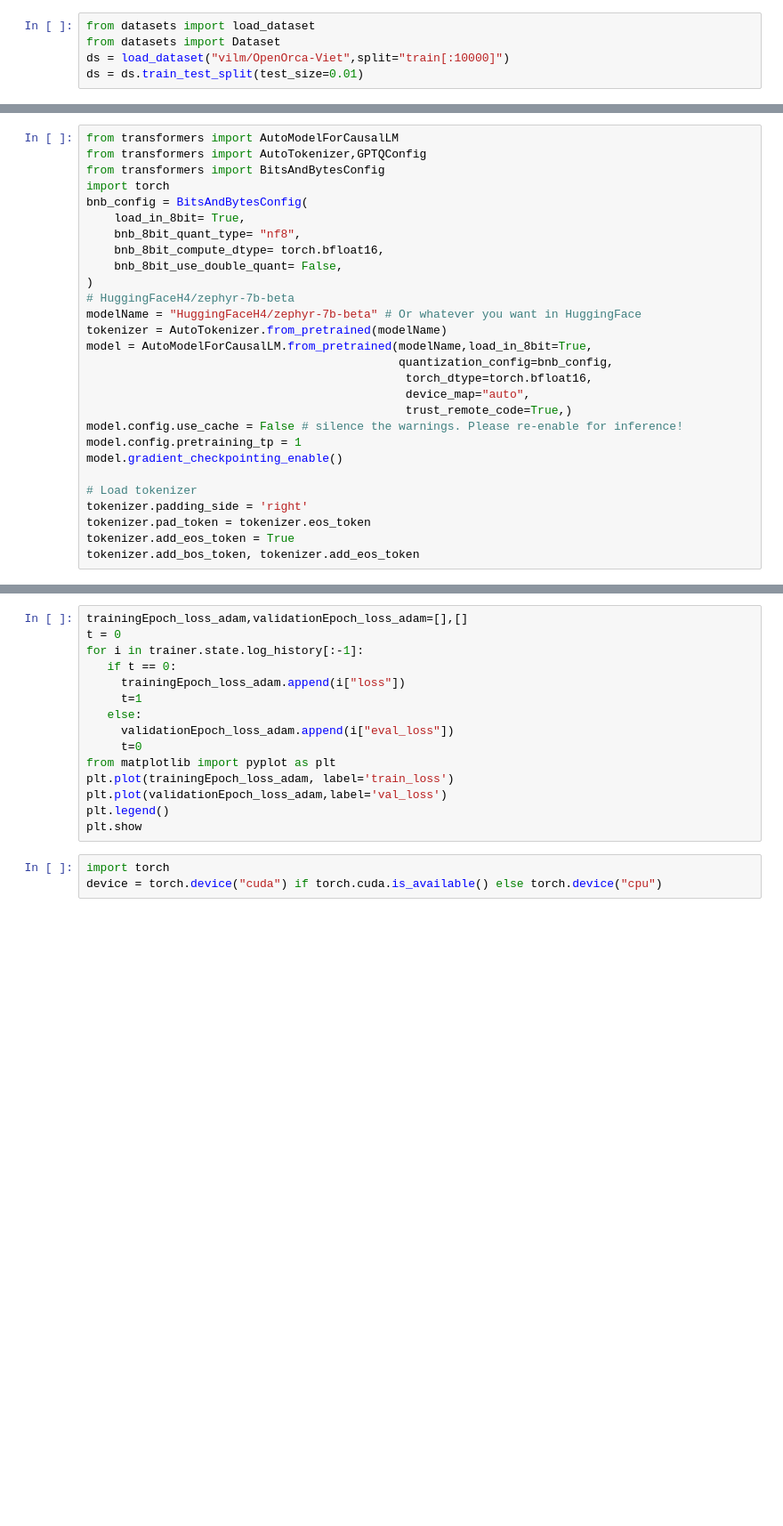
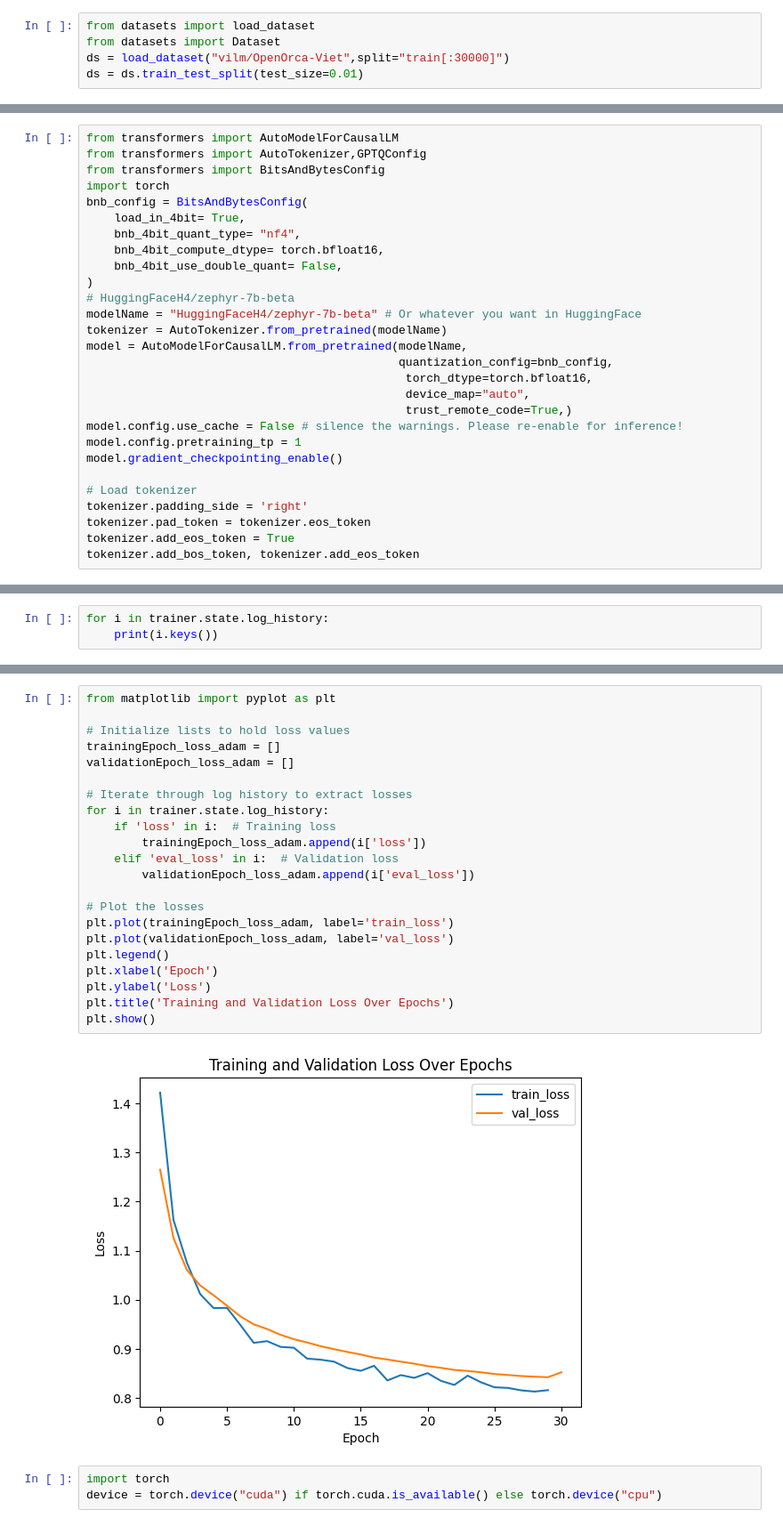
Before and after one commit to helloapricity/HealthSymptoChat, a Jupyter notebook: training_model/Fine_tuning_Zephyr_generator.ipynb, the cells around one changed output, grey strips where cells are left out. Shown at 89% size. Saved outputs shown, nothing was run; the diff lists cells and outputs as text; blank space fills up the shorter version.

```diff
--- a/training_model/Fine_tuning_Zephyr_generator.ipynb
+++ b/training_model/Fine_tuning_Zephyr_generator.ipynb
@@ -7,7 +17,7 @@
 # %%
 from datasets import load_dataset
 from datasets import Dataset
-ds = load_dataset("vilm/OpenOrca-Viet",split="train[:10000]")
+ds = load_dataset("vilm/OpenOrca-Viet",split="train[:30000]")
 ds = ds.train_test_split(test_size=0.01)
 # %%
 ds
@@ -17,15 +38,15 @@ from transformers import AutoTokenizer,GPTQConfig
 from transformers import BitsAndBytesConfig
 import torch
 bnb_config = BitsAndBytesConfig(
-    load_in_8bit= True,
-    bnb_8bit_quant_type= "nf8",
-    bnb_8bit_compute_dtype= torch.bfloat16,
-    bnb_8bit_use_double_quant= False,
+    load_in_4bit= True,
+    bnb_4bit_quant_type= "nf4",
+    bnb_4bit_compute_dtype= torch.bfloat16,
+    bnb_4bit_use_double_quant= False,
 )
 # HuggingFaceH4/zephyr-7b-beta
 modelName = "HuggingFaceH4/zephyr-7b-beta" # Or whatever you want in HuggingFace
 tokenizer = AutoTokenizer.from_pretrained(modelName)
-model = AutoModelForCausalLM.from_pretrained(modelName,load_in_8bit=True,
+model = AutoModelForCausalLM.from_pretrained(modelName,
                                              quantization_config=bnb_config,
                                               torch_dtype=torch.bfloat16,
                                               device_map="auto",
@@ -125,0 +194,3 @@ trainer.evaluate()
+# %%
+for i in trainer.state.log_history:
+    print(i.keys())
@@ -126,18 +215,27 @@ trainer.evaluate()
 # %%
-trainingEpoch_loss_adam,validationEpoch_loss_adam=[],[]
-t = 0
-for i in trainer.state.log_history[:-1]:
-   if t == 0:
-     trainingEpoch_loss_adam.append(i["loss"])
-     t=1
-   else:
-     validationEpoch_loss_adam.append(i["eval_loss"])
-     t=0
 from matplotlib import pyplot as plt
+
+# Initialize lists to hold loss values
+trainingEpoch_loss_adam = []
+validationEpoch_loss_adam = []
+
+# Iterate through log history to extract losses
+for i in trainer.state.log_history:
+    if 'loss' in i:  # Training loss
+        trainingEpoch_loss_adam.append(i['loss'])
+    elif 'eval_loss' in i:  # Validation loss
+        validationEpoch_loss_adam.append(i['eval_loss'])
+
+# Plot the losses
 plt.plot(trainingEpoch_loss_adam, label='train_loss')
-plt.plot(validationEpoch_loss_adam,label='val_loss')
+plt.plot(validationEpoch_loss_adam, label='val_loss')
 plt.legend()
-plt.show
+plt.xlabel('Epoch')
+plt.ylabel('Loss')
+plt.title('Training and Validation Loss Over Epochs')
+plt.show()
+# %% [output]
+[figure, added]
 # %%
 import torch
 device = torch.device("cuda") if torch.cuda.is_available() else torch.device("cpu")
```
Also changed, not shown: parts of 14 cells of this notebook.
